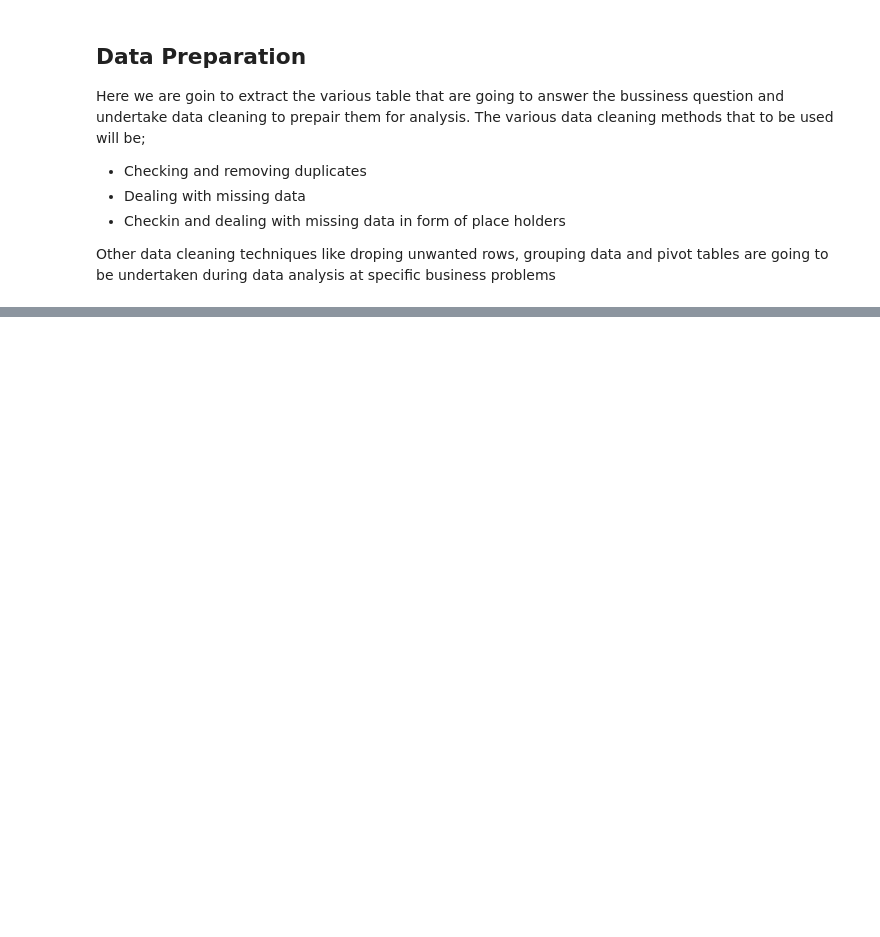
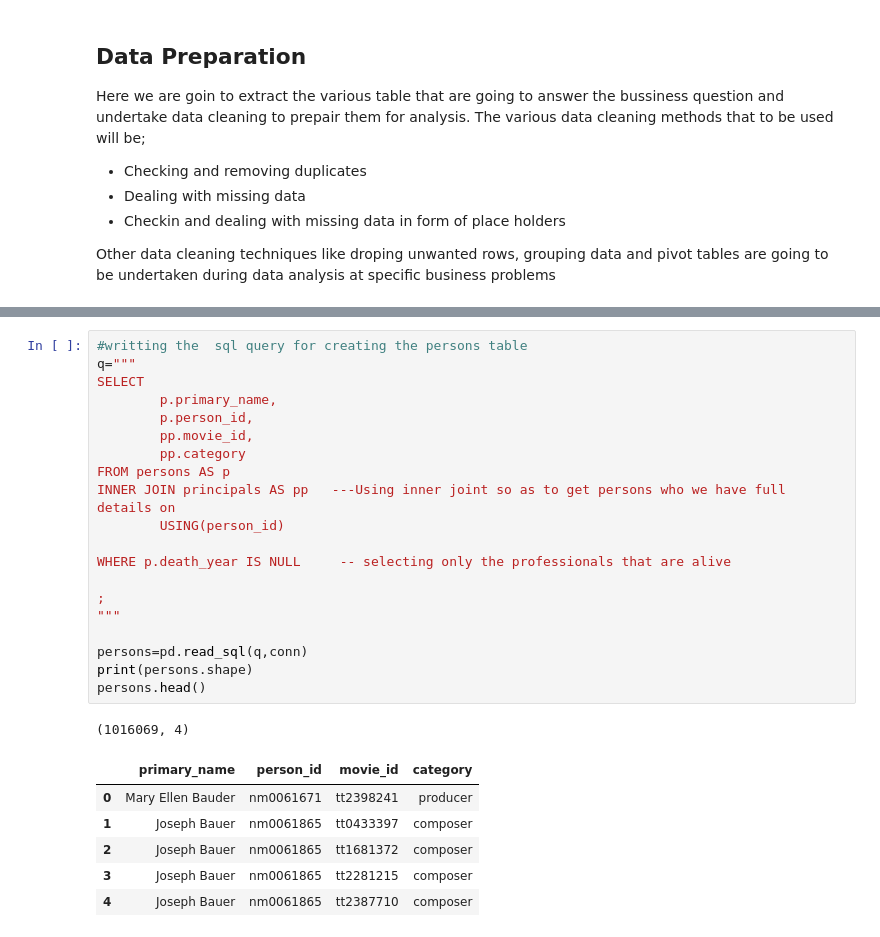
Before and after one commit to sha-ddie/Movies-Exploratory-Analysis, a Jupyter notebook: Student.ipynb, the cells around one changed output, grey strips where cells are left out. Drawn from its saved outputs; the diff is of its cells as text; blank space fills up the shorter version.

```diff
--- a/Student.ipynb
+++ b/Student.ipynb
@@ -66,0 +256,28 @@ Other data cleaning techniques like droping unwanted rows, grouping data and piv
+# %%
+#writting the  sql query for creating the persons table
+q="""
+SELECT
+        p.primary_name,
+        p.person_id,
+        pp.movie_id,
+        pp.category
+FROM persons AS p
+INNER JOIN principals AS pp   ---Using inner joint so as to get persons who we have full details on
+        USING(person_id)
+
+WHERE p.death_year IS NULL     -- selecting only the professionals that are alive
+
+;
+"""
+
+persons=pd.read_sql(q,conn)
+print(persons.shape)
+persons.head()
+# %% [output]
+(1016069, 4)
+|  | primary_name | person_id | movie_id | category |
+| 0 | Mary Ellen Bauder | nm0061671 | tt2398241 | producer |
+| 1 | Joseph Bauer | nm0061865 | tt0433397 | composer |
+| 2 | Joseph Bauer | nm0061865 | tt1681372 | composer |
+| 3 | Joseph Bauer | nm0061865 | tt2281215 | composer |
+| 4 | Joseph Bauer | nm0061865 | tt2387710 | composer |
```
Also changed, not shown: parts of 18 cells of this notebook.
